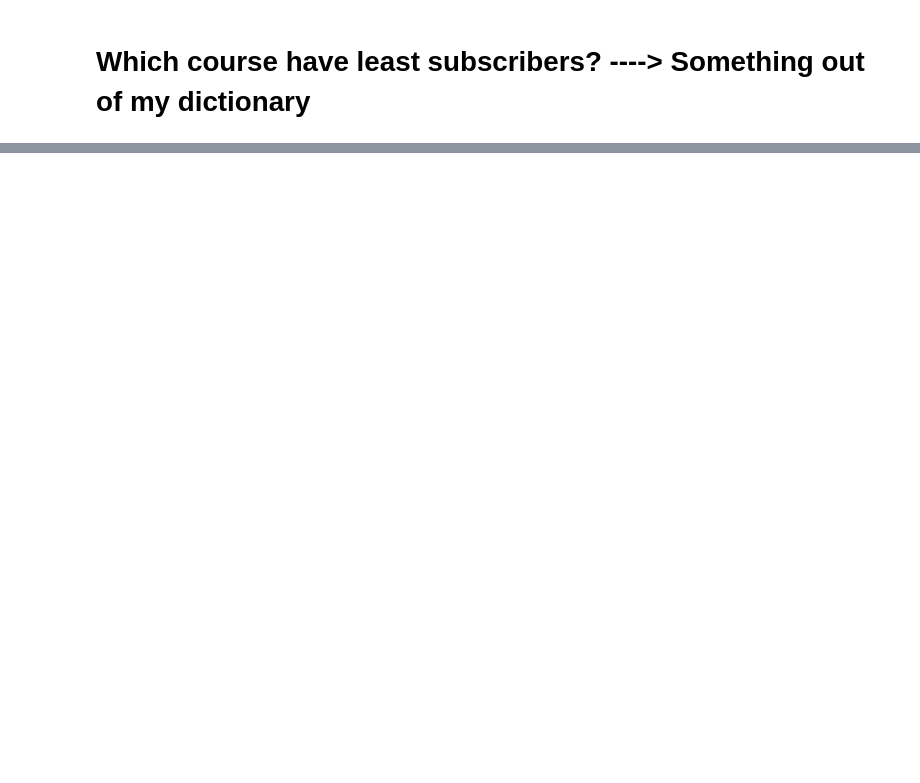
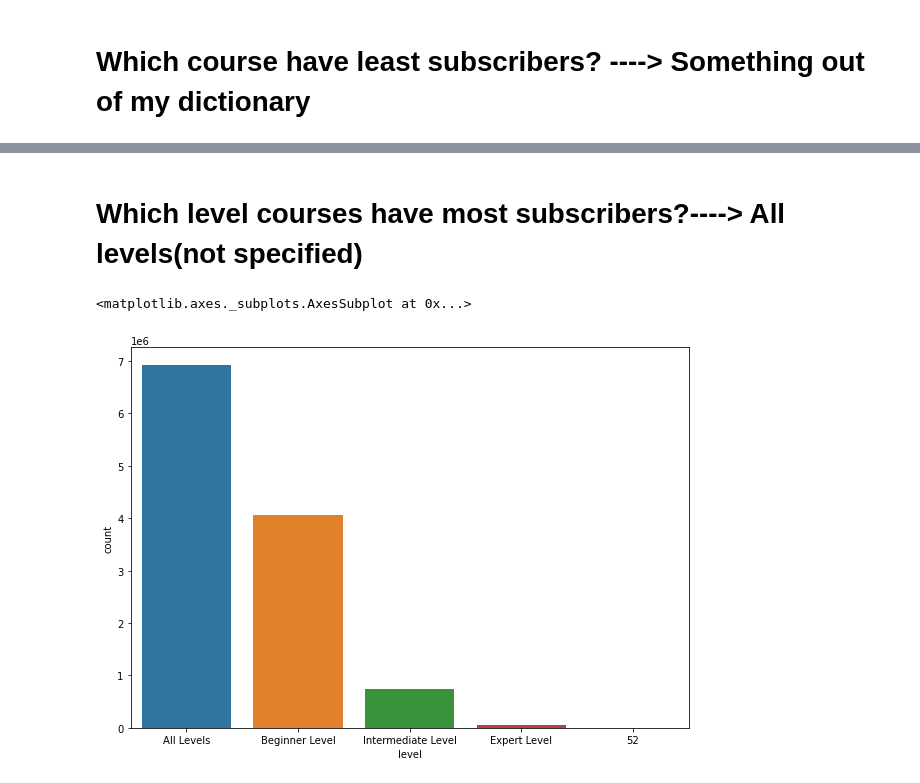
Before and after one commit to pratik-276/Infinite_Stories_with_Data, a Jupyter notebook: Udemy Courses/let-s-find-the-best-course-at-cheapest-price.ipynb, the cells around one changed output, grey strips where cells are left out. Drawn from its saved outputs; the diff is of its cells as text; code cells hidden in the pictures; blank space fills up the shorter version.

```diff
--- a/Udemy Courses/let-s-find-the-best-course-at-cheapest-price.ipynb
+++ b/Udemy Courses/let-s-find-the-best-course-at-cheapest-price.ipynb
@@ -100,0 +128,15 @@ fig.show()
+# %% [markdown]
+# Which level courses have most subscribers?----> All levels(not specified)
+# %%
+course = data.loc[:, ['level','num_subscribers']]
+course['count'] = course.groupby('level')['num_subscribers'].transform('sum')
+course = course.sort_values('count', ascending=False)
+course.drop('num_subscribers', axis=1, inplace=True)
+course = course.drop_duplicates().reset_index(drop=True)
+course = course.head()
+
+fig = plt.figure(figsize=(10,7))
+sns.barplot(data=course, x='level', y='count')
+# %% [output]
+<matplotlib.axes._subplots.AxesSubplot at 0x...>
+[figure, added]
```
Also changed, not shown: parts of 29 cells of this notebook.
